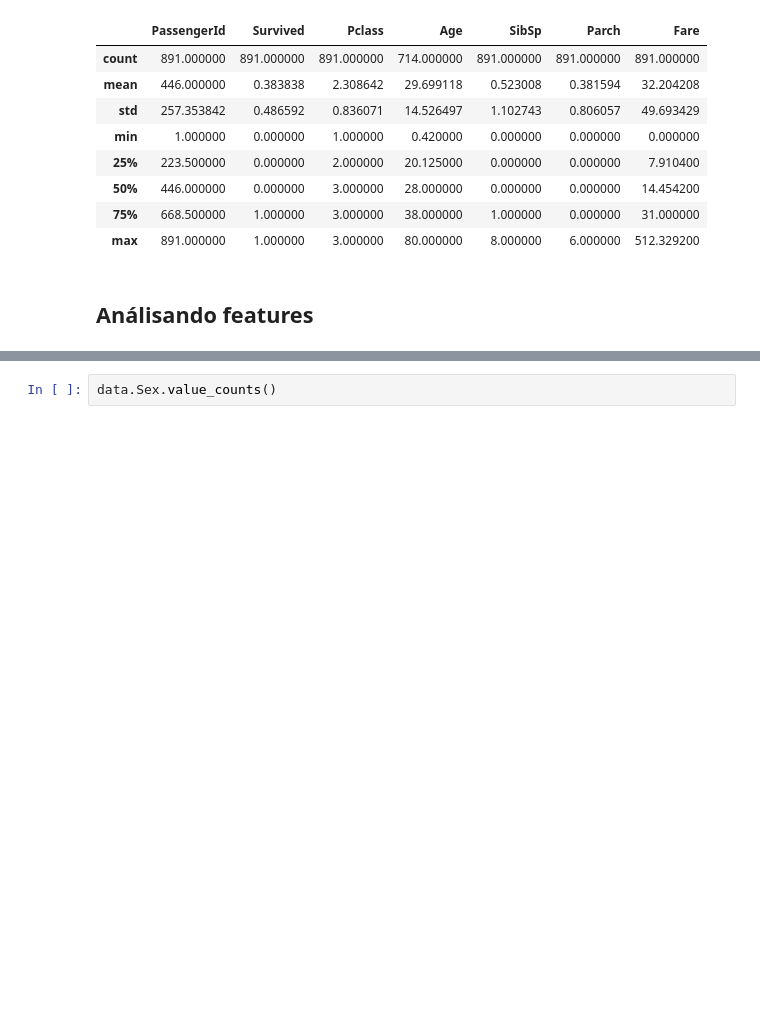
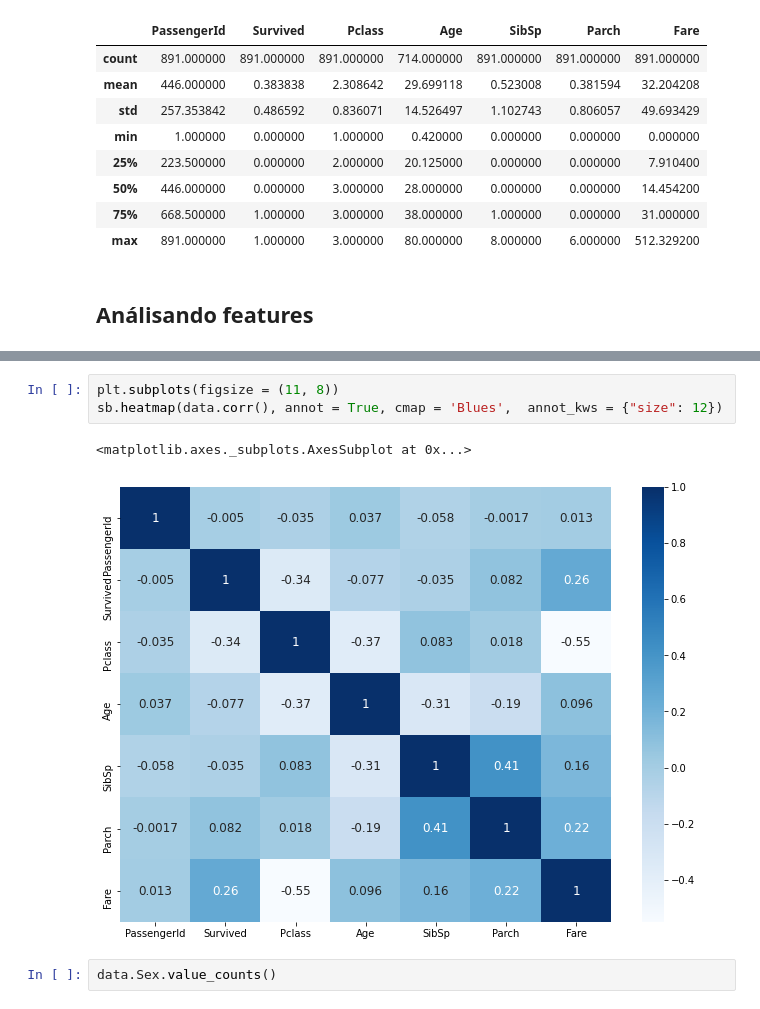
Before and after one commit to houstonsantos/titanic, a Jupyter notebook: Titanic.ipynb, the cells around one changed output, grey strips where cells are left out. Saved outputs shown, nothing was run; the diff lists cells and outputs as text; blank space fills up the shorter version.

```diff
--- a/Titanic.ipynb
+++ b/Titanic.ipynb
@@ -78,3 +94,9 @@ data.describe()
+# %%
+plt.subplots(figsize = (11, 8))
+sb.heatmap(data.corr(), annot = True, cmap = 'Blues',  annot_kws = {"size": 12})
+# %% [output]
+<matplotlib.axes._subplots.AxesSubplot at 0x...>
+[figure, added]
 # %%
 data.Sex.value_counts()
 # %% [output]
```
Also changed, not shown: parts of 47 cells of this notebook.
